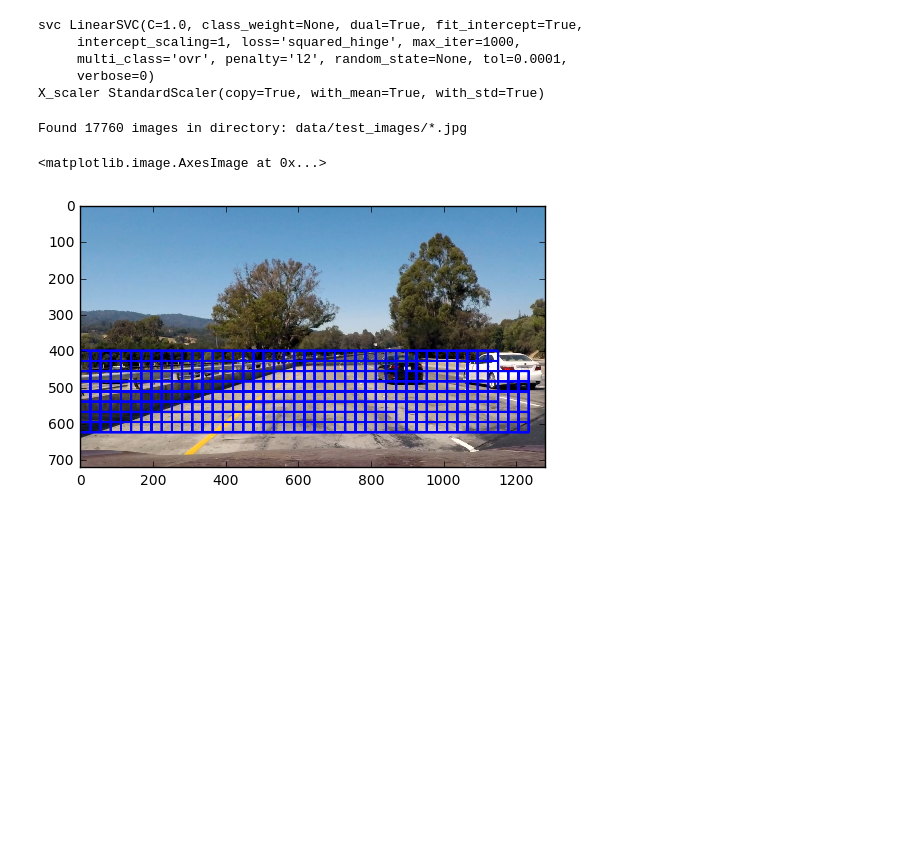
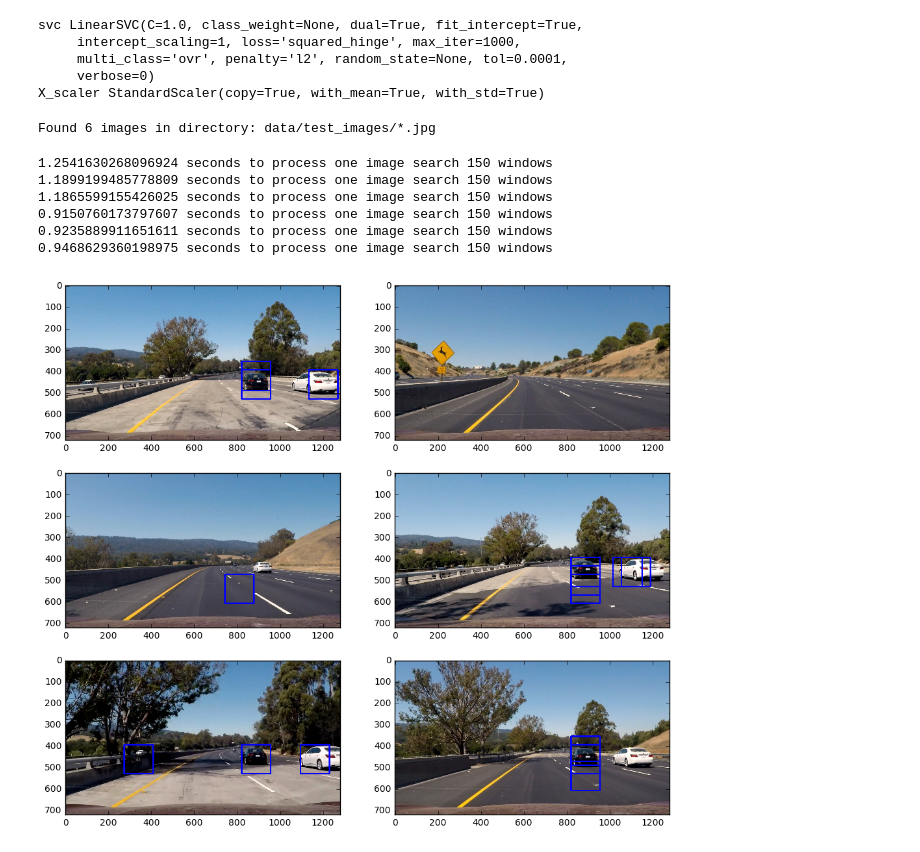
Before and after one commit to deanofthewebb/vehicle_detection_tracking_pipeline, a Jupyter notebook: vehicle-detection-setup.ipynb, the cells around one changed output. Drawn from its saved outputs; the diff is of its cells as text; code cells hidden in the pictures; blank space fills up the shorter version.

```diff
--- a/vehicle-detection-setup.ipynb
+++ b/vehicle-detection-setup.ipynb
@@ -401,0 +388,13 @@ def color_hist(img, nbins=HIST_NBINS):    #bins_range=(0, 256)
+# %%
+#Define a function for plotting multipole images
+def visualize(fig, rows, cols, imgs, titles):
+    for i, img in enumerate(imgs):
+        plt.subplot(rows, cols, i+1)
+        plt.title(i+1)
+        img_dims = len(img.shape)
+        if img_dims < 3:
+            plt.imshow(img, cmap='hot')
+            plt.title(titles[i])
+        else:
+            plt.imshow(img)
+            plt.title(titles[i])
@@ -403,8 +483,6 @@ def color_hist(img, nbins=HIST_NBINS):    #bins_range=(0, 256)
 # Try Scaling Windows on Test Images
 
 image_paths = glob.glob(testset_path, recursive=True)
-print('Found',len(images),'images in directory:', testset_path)
-
-img_path = image_paths[0]
+print('Found',len(image_paths),'images in directory:', testset_path)
 # %% [output]
-Found 17760 images in directory: data/test_images/*.jpg
+Found 6 images in directory: data/test_images/*.jpg
@@ -483,6 +489,38 @@ def find_cars(img_path, ystart=SW_YSTART, ystop=SW_YSTOP, scale=SW_SCALE, svc=SV
-# %%
-out_img = find_cars(img_path)
-plt.imshow(out_img)
-# %% [output]
-<matplotlib.image.AxesImage at 0x...>
-[figure, removed]
+# %%
+# Define a single function that can extract features using hog sub-sampling and make predictions
+images = []
+titles = []
+
+y_start_stop = [SW_YSTART, SW_YSTOP] # Min/Max in y to search in slide_window()
+
+for img_path in image_paths:
+    t1 = time.time()
+    img = mpimg.imread(img_path)
+    draw_img = np.copy(img)
+    img = normalize_pixels(img).astype(np.float32)
+
+    windows = slide_window(img, x_start_stop=[None,None], y_start_stop=y_start_stop,
+                           xy_window=(SW_XY_WINDOW,SW_XY_WINDOW))
+
+    hot_windows = search_windows(img, windows, SVC, X_SCALER, color_space=COLOR_SPACE,
+                                 spatial_size=BIN_SPATIAL_SIZE, hist_bins=HIST_NBINS, orient=HOG_ORIENTATIONS,
+                                 pix_per_cell=HOG_PIXELS_PER_CELL, cell_per_block=HOG_CELLS_PER_BLOCK,
+                                 hog_channel=HOG_CHANNEL, spatial_feat=SW_SPATIAL_FEAT_FLAG, hog_feat=SW_HOG_FEAT_FLAG,
+                                 hist_feat=SW_COLOR_HIST_FEAT_FLAG)
+
+
+    window_img = draw_boxes(draw_img, hot_windows, color=BBOX_COLOR, thick=BBOX_THICK)
+    images.append(window_img)
+    titles.append('')
+    print(time.time()-t1, 'seconds to process one image search', len(windows), 'windows')
+
+fig = plt.figure(figsize=(12,18), dpi=300)
+visualize(fig, 5, 2, images, titles)
+# %% [output]
+1.2541630268096924 seconds to process one image search 150 windows
+1.1899199485778809 seconds to process one image search 150 windows
+1.1865599155426025 seconds to process one image search 150 windows
+0.9150760173797607 seconds to process one image search 150 windows
+0.9235889911651611 seconds to process one image search 150 windows
+0.9468629360198975 seconds to process one image search 150 windows
+[figure, added]
```
Also changed, not shown: parts of 21 cells of this notebook, 7 other files.
